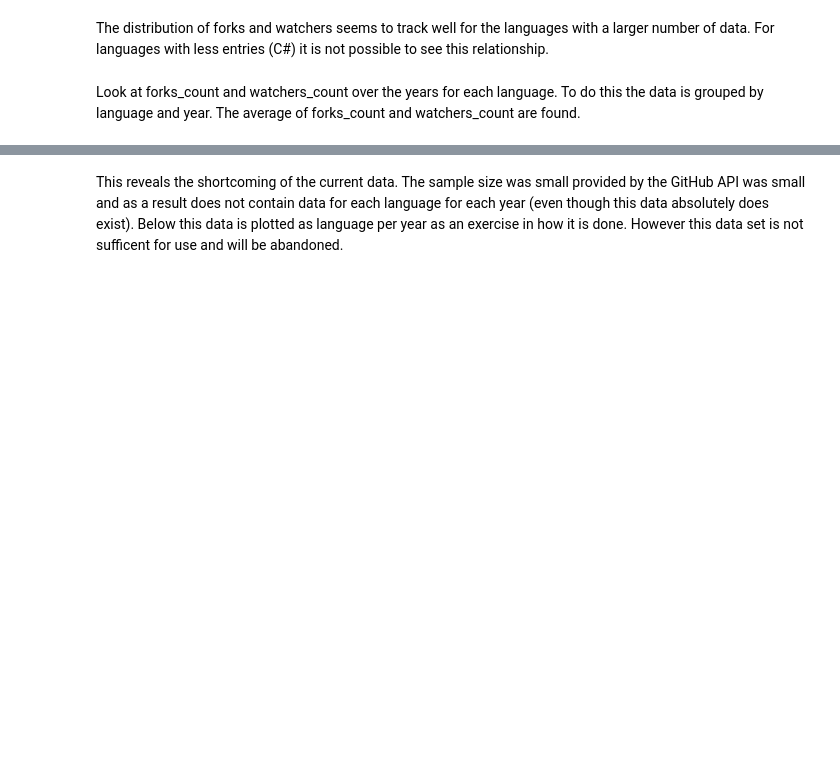
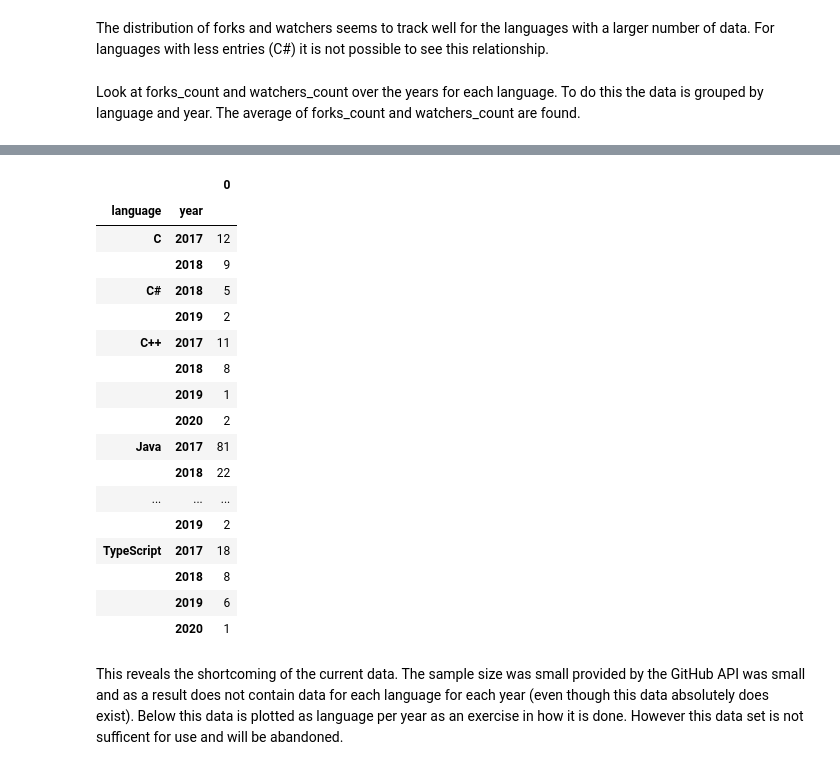
Before and after one commit to ams-group08/find-your-language, a Jupyter notebook: dataScience/GitHubAPI.ipynb, the cells around one changed output, grey strips where cells are left out. Saved outputs shown, nothing was run; the diff lists cells and outputs as text; code cells hidden in the pictures; blank space fills up the shorter version.

```diff
--- a/dataScience/GitHubAPI.ipynb
+++ b/dataScience/GitHubAPI.ipynb
@@ -356,3 +354,24 @@ df_languages_year_group
+# %%
+df_languages.groupby(['language', 'year']).size().to_frame()
+# %% [output]
+|  |  | 0 |
+| language | year |  |
+| C | 2017 | 12 |
+|  | 2018 | 9 |
+| C# | 2018 | 5 |
+|  | 2019 | 2 |
+| C++ | 2017 | 11 |
+|  | 2018 | 8 |
+|  | 2019 | 1 |
+|  | 2020 | 2 |
+| Java | 2017 | 81 |
+|  | 2018 | 22 |
+| ... | ... | ... |
+|  | 2019 | 2 |
+| TypeScript | 2017 | 18 |
+|  | 2018 | 8 |
+|  | 2019 | 6 |
+|  | 2020 | 1 |
 # %% [markdown]
 This reveals the shortcoming of the current data. The sample size was small provided by the GitHub API was small and as a result does not contain data for each language for each year (even though this data absolutely does exist). Below this data is plotted as language per year as an exercise in how it is done. However this data set is not sufficent for use and will be abandoned.
 # %% [markdown]
```
Also changed, not shown: parts of 7 cells of this notebook.
